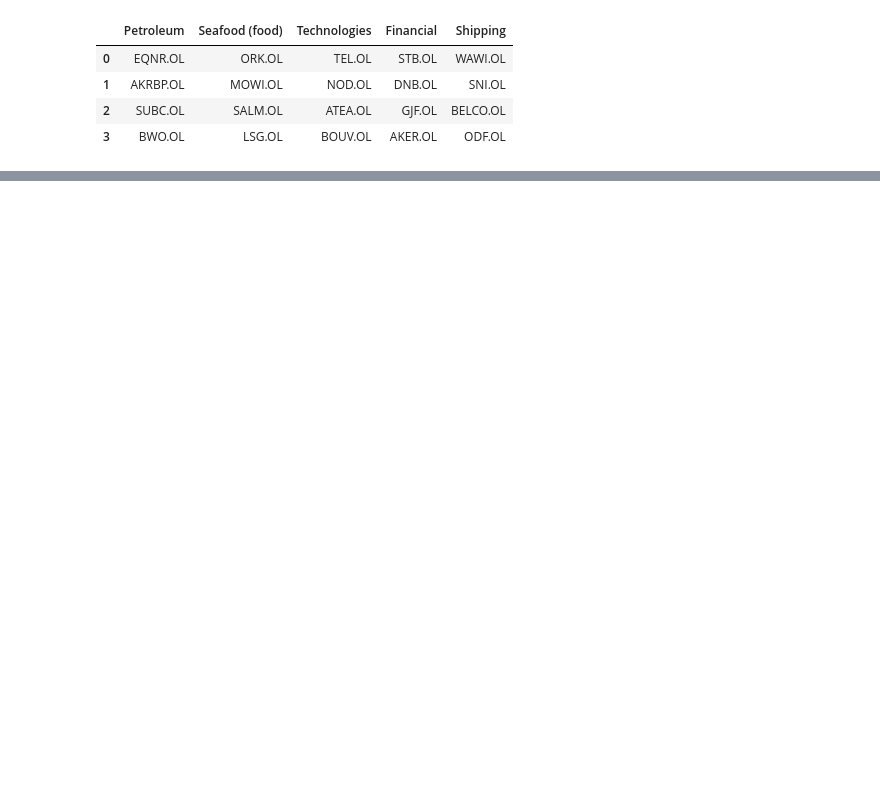
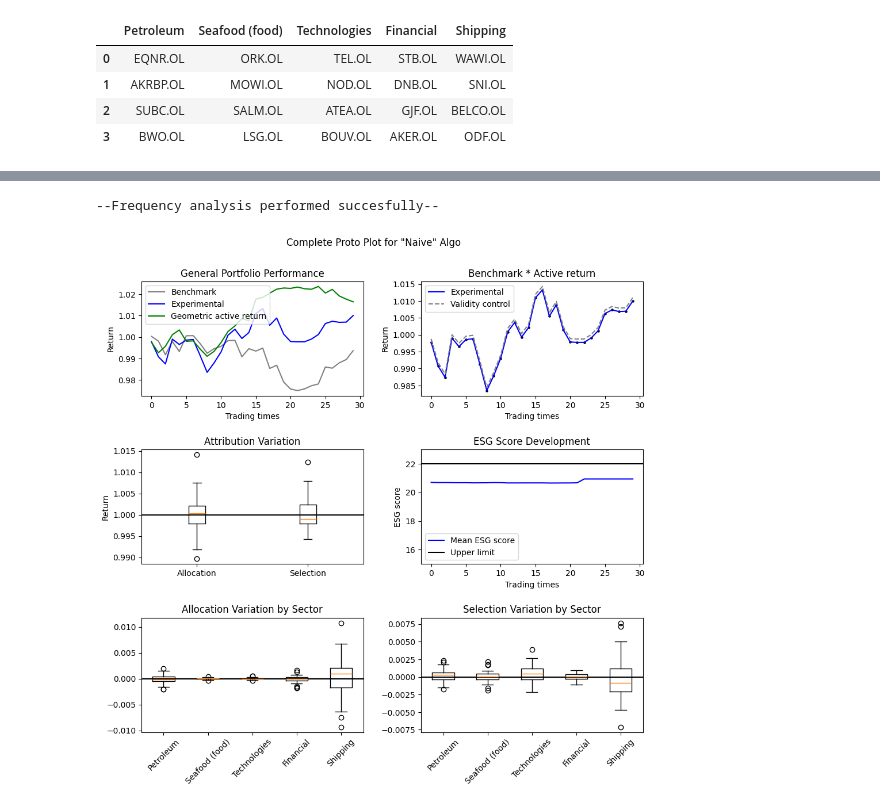
Before and after one commit to DataJakob/BBAN5000-Master-Thesis, a Jupyter notebook: src/test_pd_series.ipynb, the cells around one changed output, grey strips where cells are left out. Cells and saved outputs as stored; diff of their text form; code cells hidden in the pictures; blank space fills up the shorter version.

```diff
--- a/src/test_pd_series.ipynb
+++ b/src/test_pd_series.ipynb
@@ -189,0 +55,77 @@ df.iloc[-trading_n:].shape[0]
+# %%
+# Portfolio performance attribution analysis
+analysis = MOGA(n_sectors, n_stocks_per_sector)
+
+# Frequency analysis
+analysis.frequency_analyser()
+# %% [output]
+--Frequency analysis performed succesfully--
+# %%
+ew = pd.read_csv("../Data/RL_weights.csv")
+bw = pd.read_csv("../Data/MPT_weights.csv")
+ret = pd.read_csv("../Data/StockReturns.csv")
+# %%
+exper_w = [ew.iloc[-trading_n+time,1:] for time in range(trading_n)]
+bench_w = [bw.iloc[-trading_n+time] for time in range(trading_n)]
+returns = np.array([ret.iloc[-trading_n+time] for time in range(trading_n)])+1
+
+exper_returns = np.cumprod([np.dot(exper_w[i],returns[i]) for i in range(len(exper_w))])
+bench_returns = np.cumprod([np.dot(bench_w[i],returns[i]) for i in range(len(bench_w))])
+
+port_all = analysis.allocation_effects.reshape(-1,n_sectors)
+port_all_prod = [np.prod(port_all[i]+1) for i in range(len(port_all))]
+port_sel = analysis.selection_effects.reshape(-1,n_sectors)
+port_sel_prod = [np.prod(port_sel[i]+1) for i in range(len(port_sel))]
+active_return = np.cumprod([port_sel_prod[i]*port_all_prod[i] for i in range(trading_n)])
+
+average_esg = [exper_w[i]@esg_scores for i in range(trading_n)]
+# %%
+bigfig, ax = plt.subplots(3,2,figsize=(10,10))
+ax[0,0].plot(bench_returns, color="grey", label="Benchmark")
+ax[0,0].plot(exper_returns, color="blue", label="Experimental")
+ax[0,0].plot(active_return, color="green", label= "Geometric active return")
+ax[0,0].set_ylabel("Return")
+ax[0,0].set_xlabel("Trading times")
+ax[0,0].set_title('General Portfolio Performance')
+ax[0,0].legend()
+
+ax[0,1].plot(exper_returns, color="blue", label="Experimental")
+ax[0,1].scatter(x=np.linspace(0,trading_n-1,trading_n), y =(bench_returns*active_return), s=5, color="black")
+ax[0,1].plot((bench_returns*active_return)+(0.001*(bench_returns*active_return)),
+             color="grey", linestyle="--", label="Validity control")
+ax[0,1].set_ylabel("Return")
+ax[0,1].set_xlabel("Trading times")
+ax[0,1].set_title('Benchmark * Active return')
+ax[0,1].legend()
+
+data_arrays = [port_all_prod, port_sel_prod]
+data_labels = ["Allocation", "Selection"]
+ax[1,0].boxplot(data_arrays, tick_labels=data_labels)
+ax[1,0].axhline(y=1, color="black")
+ax[1,0].set_ylabel("Return")
+ax[1,0].set_title('Attribution Variation')
+
+ax[1,1].plot(average_esg, color="blue", label="Mean ESG score")
+ax[1,1].axhline(y=22, color='black', linestyle='-', label="Upper limit")
+ax[1,1].set_ylim(15,23)
+ax[1,1].set_ylabel("ESG score")
+ax[1,1].set_xlabel("Trading times")
+ax[1, 1].set_title('ESG Score Development')
+ax[1,1].legend()
+
+ax[2,0].boxplot(port_all)
+ax[2,0].axhline(y=0, color="black")
+ax[2,0].set_xticklabels(ticker_df.columns, rotation=45)
+ax[2,0].set_title('Allocation Variation by Sector')
+
+ax[2,1].boxplot(port_sel)
+ax[2,1].axhline(y=0, color="black")
+ax[2,1].set_xticklabels(ticker_df.columns, rotation=45)
+ax[2,1].set_title('Selection Variation by Sector')
+
+plt.suptitle('Complete Proto Plot for "Naive" Algo', fontsize=12)
+bigfig.tight_layout(pad=2.0)
+plt.show()
+# plt.close()
+# %% [output]
+[figure, added]
```
Also changed, not shown: parts of 7 cells of this notebook, 2 other files.
